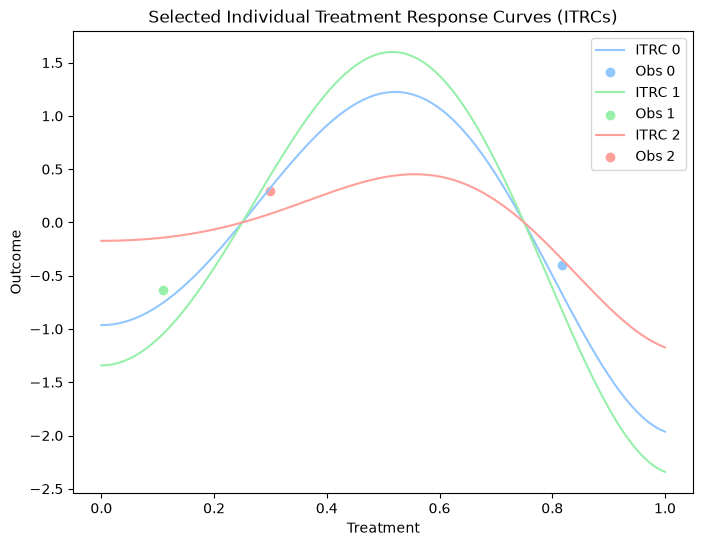
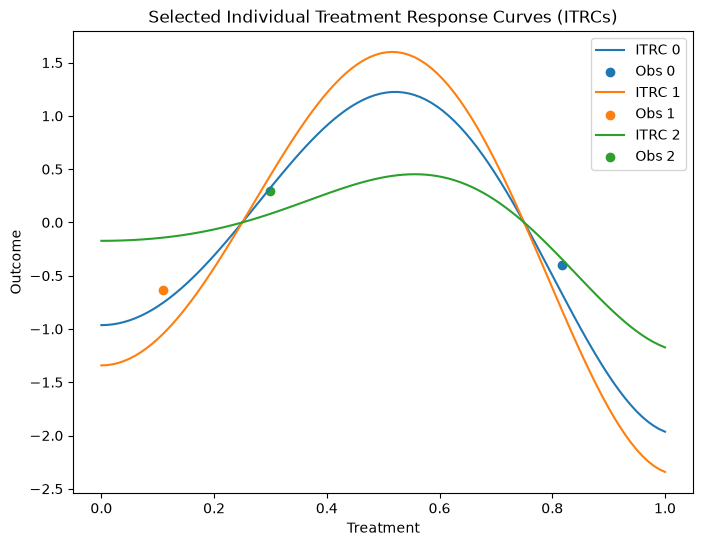
Unified diff of the notebook cell whose output changed from the first chart to the second:
--- before
+++ after
@@ -7,5 +7,5 @@
 for i, j in enumerate(ids):
     # Plot treatment-response curves
-    plt.plot(t_grid, admit_scenario.dose_response(df.iloc[i], t_grid), label=f"ITRC {i}")
+    plt.plot(t_grid, admit.dose_response(df.iloc[i], t_grid), label=f"ITRC {i}")
     # Plot "observed" treatment/outcomes
     plt.scatter(df.iloc[i]["t_obs"], df.iloc[i]["y_obs"], label=f"Obs {i}")

Commit: Edit example notebook